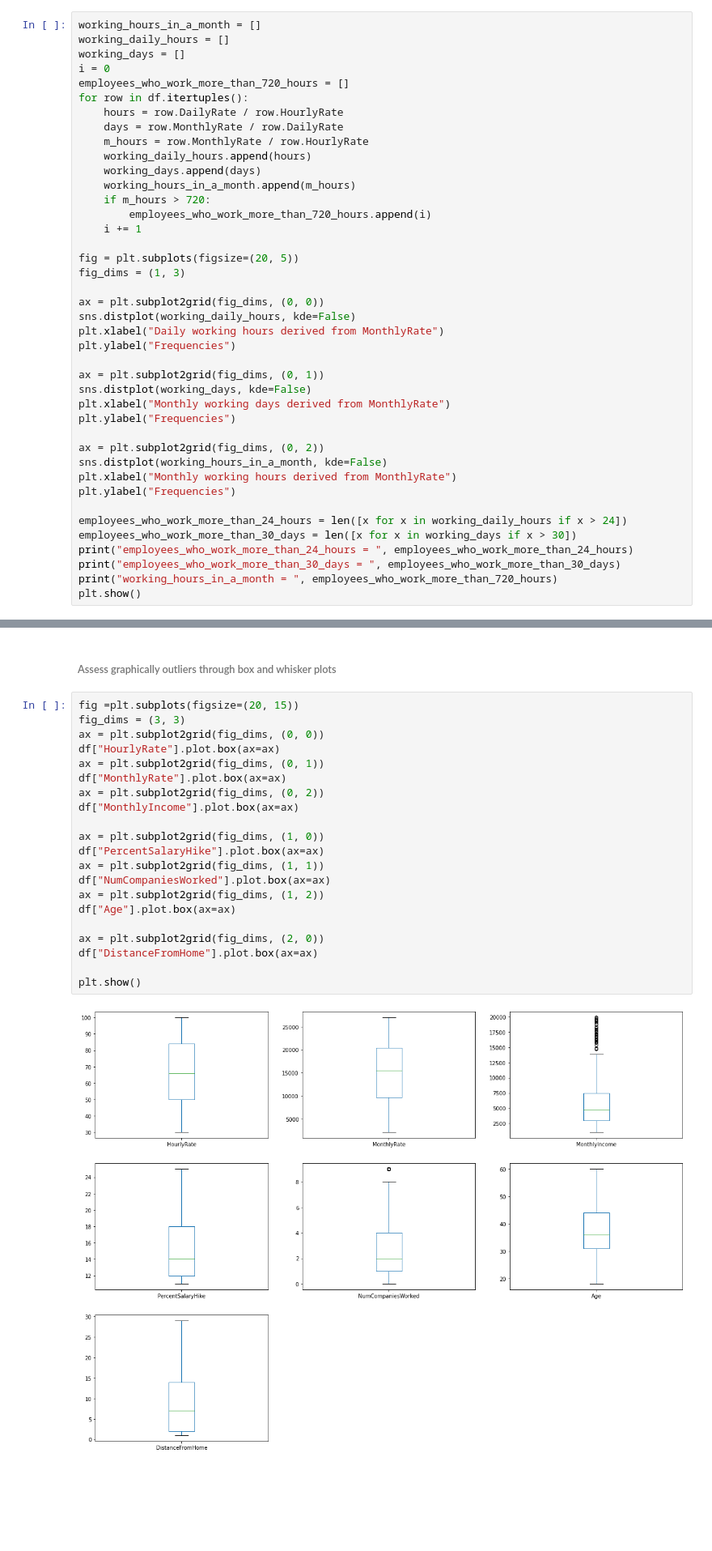
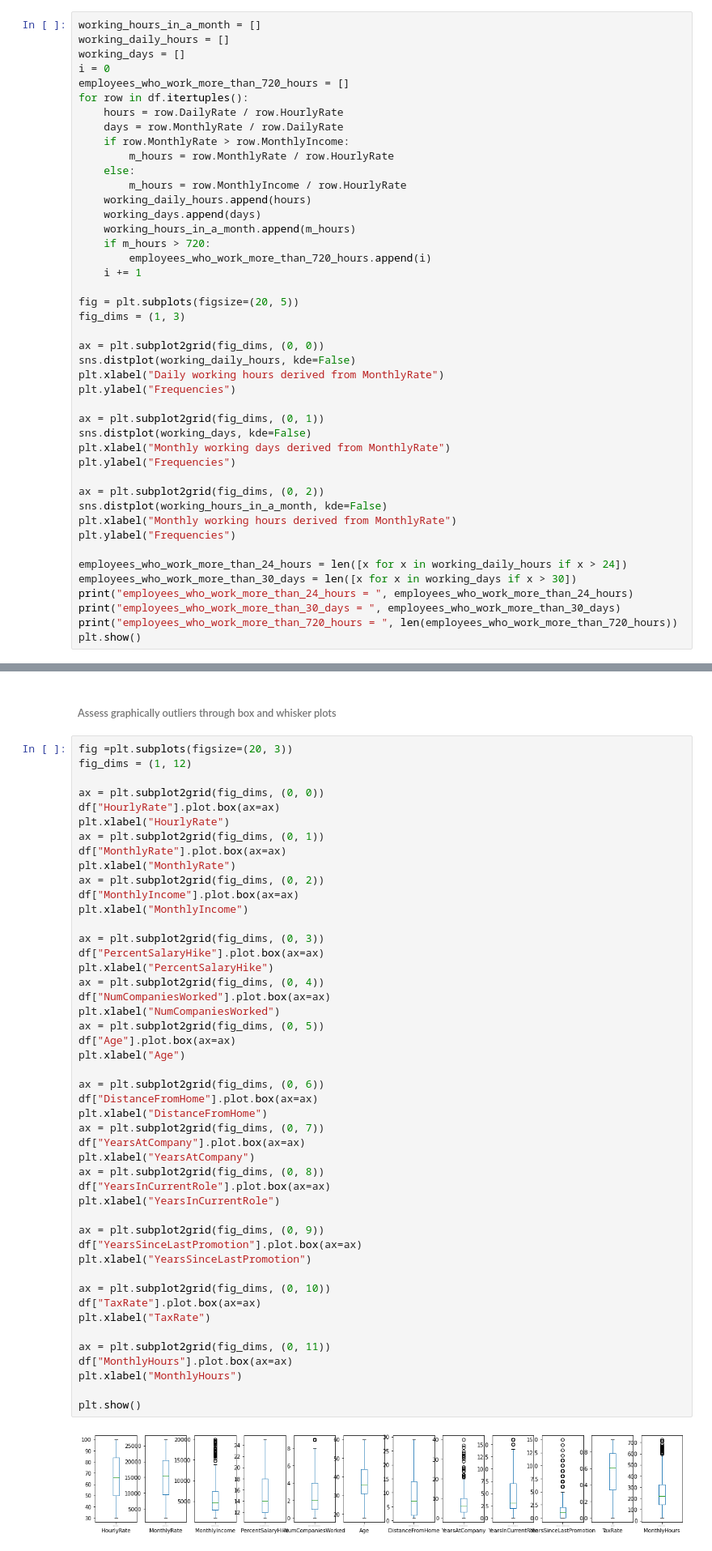
Before and after one commit to Mariabba/DataMining1_Fundamentals, a Jupyter notebook: notebook/DataUnderstanding/tsk1_data_understanding.ipynb, the cells around one changed output, grey strips where cells are left out. Shown at 81% size. Drawn from its saved outputs; the diff is of its cells as text; blank space fills up the shorter version.

```diff
--- a/notebook/DataUnderstanding/tsk1_data_understanding.ipynb
+++ b/notebook/DataUnderstanding/tsk1_data_understanding.ipynb
@@ -289,7 +296,10 @@ employees_who_work_more_than_720_hours = []
 for row in df.itertuples():
     hours = row.DailyRate / row.HourlyRate
     days = row.MonthlyRate / row.DailyRate
-    m_hours = row.MonthlyRate / row.HourlyRate
+    if row.MonthlyRate > row.MonthlyIncome:
+        m_hours = row.MonthlyRate / row.HourlyRate
+    else:
+        m_hours = row.MonthlyIncome / row.HourlyRate
     working_daily_hours.append(hours)
     working_days.append(days)
     working_hours_in_a_month.append(m_hours)
@@ -319,7 +329,7 @@ employees_who_work_more_than_24_hours = len([x for x in working_daily_hours if x
 employees_who_work_more_than_30_days = len([x for x in working_days if x > 30])
 print("employees_who_work_more_than_24_hours = ", employees_who_work_more_than_24_hours)
 print("employees_who_work_more_than_30_days = ", employees_who_work_more_than_30_days)
-print("working_hours_in_a_month = ", employees_who_work_more_than_720_hours)
+print("employees_who_work_more_than_720_hours = ", len(employees_who_work_more_than_720_hours))
 plt.show()
 # %% [output]
 employees_who_work_more_than_24_hours =  130
@@ -1063,25 +1073,51 @@ def get_interquartile_cut_off(data, k):
 # %% [markdown]
 <h6> Assess graphically outliers through box and whisker plots </h6>
 # %%
-fig =plt.subplots(figsize=(20, 15))
-fig_dims = (3, 3)
+fig =plt.subplots(figsize=(20, 3))
+fig_dims = (1, 12)
+
 ax = plt.subplot2grid(fig_dims, (0, 0))
 df["HourlyRate"].plot.box(ax=ax)
+plt.xlabel("HourlyRate")
 ax = plt.subplot2grid(fig_dims, (0, 1))
 df["MonthlyRate"].plot.box(ax=ax)
+plt.xlabel("MonthlyRate")
 ax = plt.subplot2grid(fig_dims, (0, 2))
 df["MonthlyIncome"].plot.box(ax=ax)
+plt.xlabel("MonthlyIncome")
 
-ax = plt.subplot2grid(fig_dims, (1, 0))
+ax = plt.subplot2grid(fig_dims, (0, 3))
 df["PercentSalaryHike"].plot.box(ax=ax)
-ax = plt.subplot2grid(fig_dims, (1, 1))
+plt.xlabel("PercentSalaryHike")
+ax = plt.subplot2grid(fig_dims, (0, 4))
 df["NumCompaniesWorked"].plot.box(ax=ax)
-ax = plt.subplot2grid(fig_dims, (1, 2))
+plt.xlabel("NumCompaniesWorked")
+ax = plt.subplot2grid(fig_dims, (0, 5))
 df["Age"].plot.box(ax=ax)
+plt.xlabel("Age")
 
-ax = plt.subplot2grid(fig_dims, (2, 0))
+ax = plt.subplot2grid(fig_dims, (0, 6))
 df["DistanceFromHome"].plot.box(ax=ax)
+plt.xlabel("DistanceFromHome")
+ax = plt.subplot2grid(fig_dims, (0, 7))
+df["YearsAtCompany"].plot.box(ax=ax)
+plt.xlabel("YearsAtCompany")
+ax = plt.subplot2grid(fig_dims, (0, 8))
+df["YearsInCurrentRole"].plot.box(ax=ax)
+plt.xlabel("YearsInCurrentRole")
+
+ax = plt.subplot2grid(fig_dims, (0, 9))
+df["YearsSinceLastPromotion"].plot.box(ax=ax)
+plt.xlabel("YearsSinceLastPromotion")
+
+ax = plt.subplot2grid(fig_dims, (0, 10))
+df["TaxRate"].plot.box(ax=ax)
+plt.xlabel("TaxRate")
+
+ax = plt.subplot2grid(fig_dims, (0, 11))
+df["MonthlyHours"].plot.box(ax=ax)
+plt.xlabel("MonthlyHours")
 
 plt.show()
 # %% [output]
-[figure, old version]
+[figure, new version]
```
Also changed, not shown: parts of 44 cells of this notebook, 4 other files.
